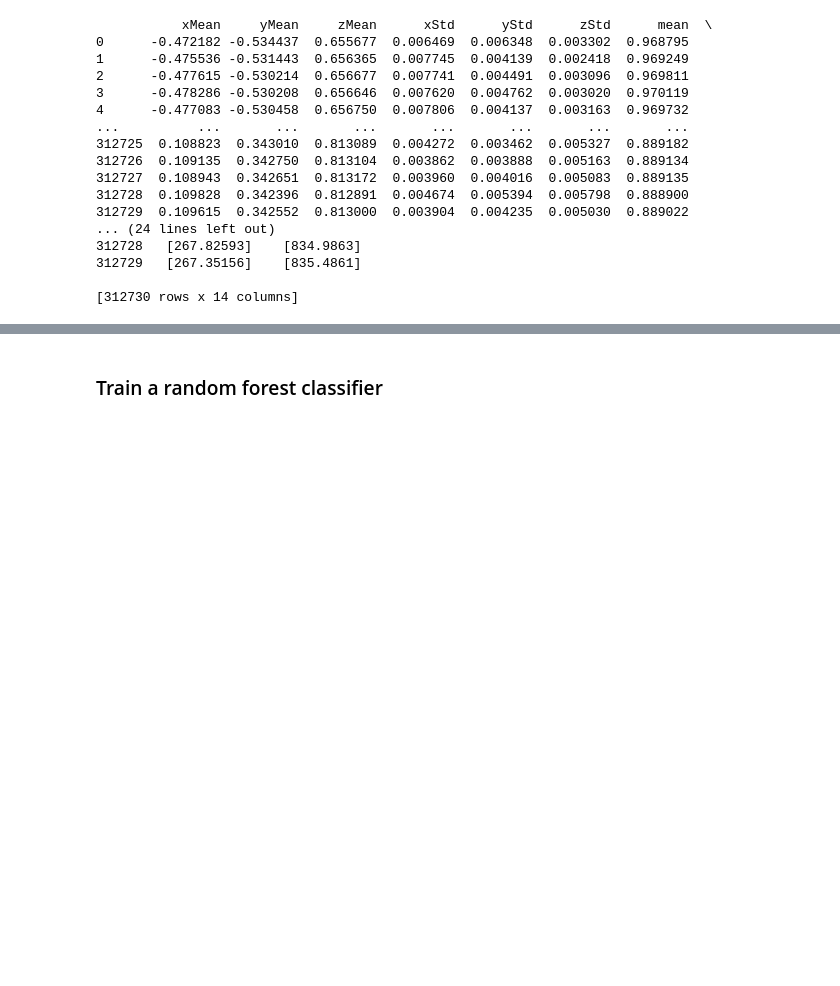
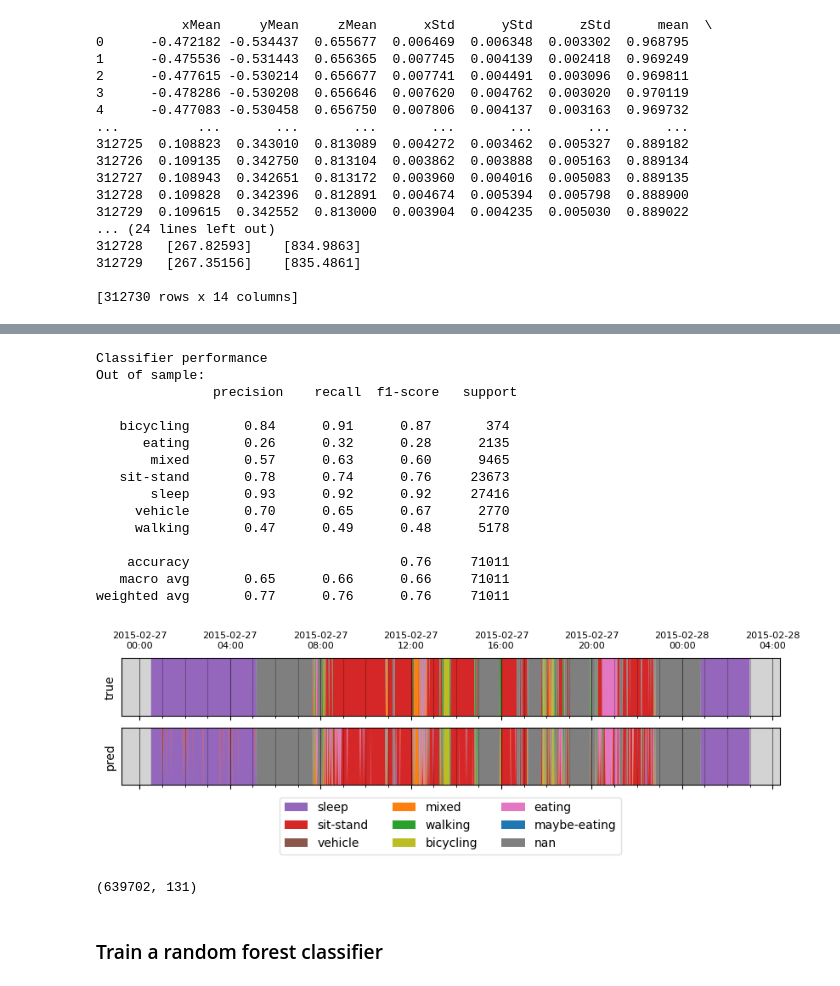
Before and after one commit to stevenpur/eating_detection, a Jupyter notebook: explore.ipynb, the cells around one changed output, grey strips where cells are left out. Saved outputs shown, nothing was run; the diff lists cells and outputs as text; code cells hidden in the pictures; blank space fills up the shorter version.

```diff
--- a/explore.ipynb
+++ b/explore.ipynb
@@ -201,0 +308,15 @@ Shape of X_test: (75624, 11)
+# %%
+smote = SMOTE(random_state=42)
+X_resampled, y_resampled = smote.fit_resample(X_train, Y_train)
+# %%
+from sklearn.ensemble import RandomForestClassifier
+
+rf_clf = RandomForestClassifier(
+    n_estimators=100,
+    oob_score=True,
+    n_jobs=8,
+    random_state=42,
+    verbose=1
+)
+
+rf_clf.fit(X_resampled, y_resampled)
@@ -201,0 +328,13 @@ Shape of X_test: (75624, 11)
+# %%
+Y_test_pred = rf_clf.predict(X_test)
+print('\nClassifier performance')
+print('Out of sample:\n', metrics.classification_report(Y_test, Y_test_pred))
+
+
+# Check again participant
+mask = pid_test == 'P101'
+fig, axs = utils.plot_compare(T_test[mask],
+                              Y_test[mask],
+                              Y_test_pred[mask])
+fig.show()
+# %% [output]
@@ -202,3 +344,23 @@ Shape of X_test: (75624, 11)
+Classifier performance
+Out of sample:
+               precision    recall  f1-score   support
+
+   bicycling       0.84      0.91      0.87       374
+      eating       0.26      0.32      0.28      2135
+       mixed       0.57      0.63      0.60      9465
+   sit-stand       0.78      0.74      0.76     23673
+       sleep       0.93      0.92      0.92     27416
+     vehicle       0.70      0.65      0.67      2770
+     walking       0.47      0.49      0.48      5178
+
+    accuracy                           0.76     71011
+   macro avg       0.65      0.66      0.66     71011
+weighted avg       0.77      0.76      0.76     71011
+[figure, added]
+# %%
+X_resampled.shape
+# %% [output]
+(639702, 131)
 # %% [markdown]
 ### Train a random forest classifier
 # %%
```
Also changed, not shown: parts of 24 cells of this notebook.
